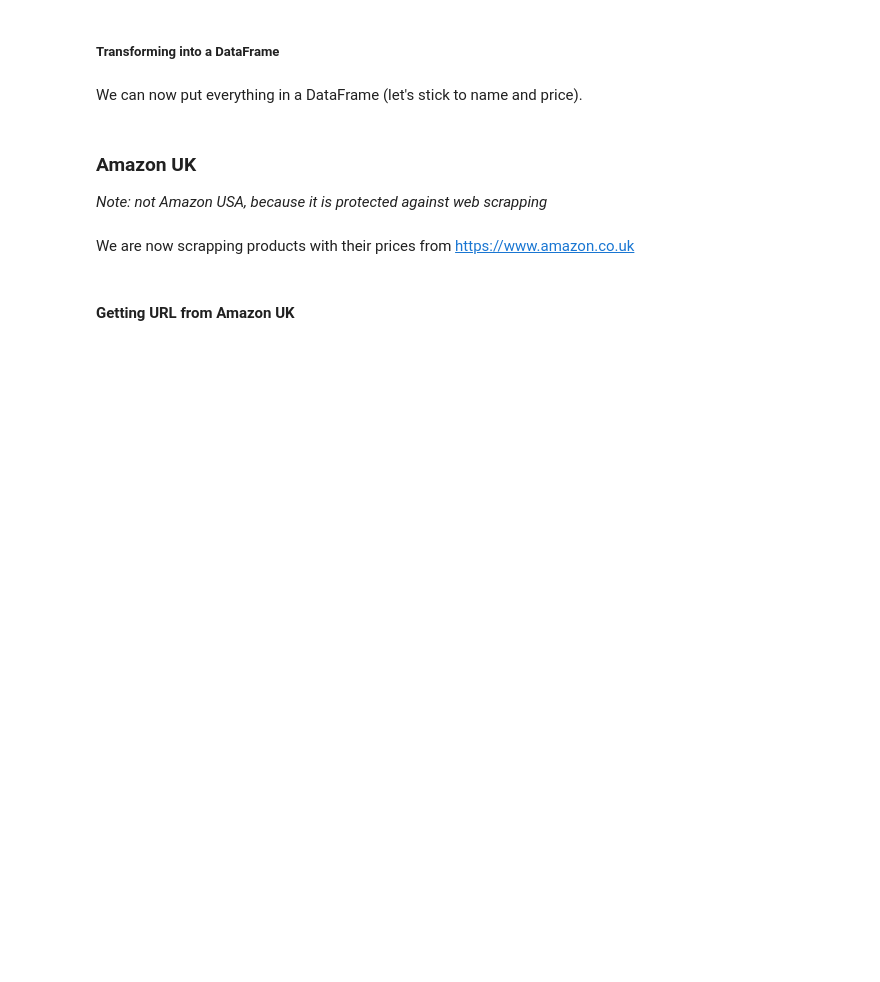
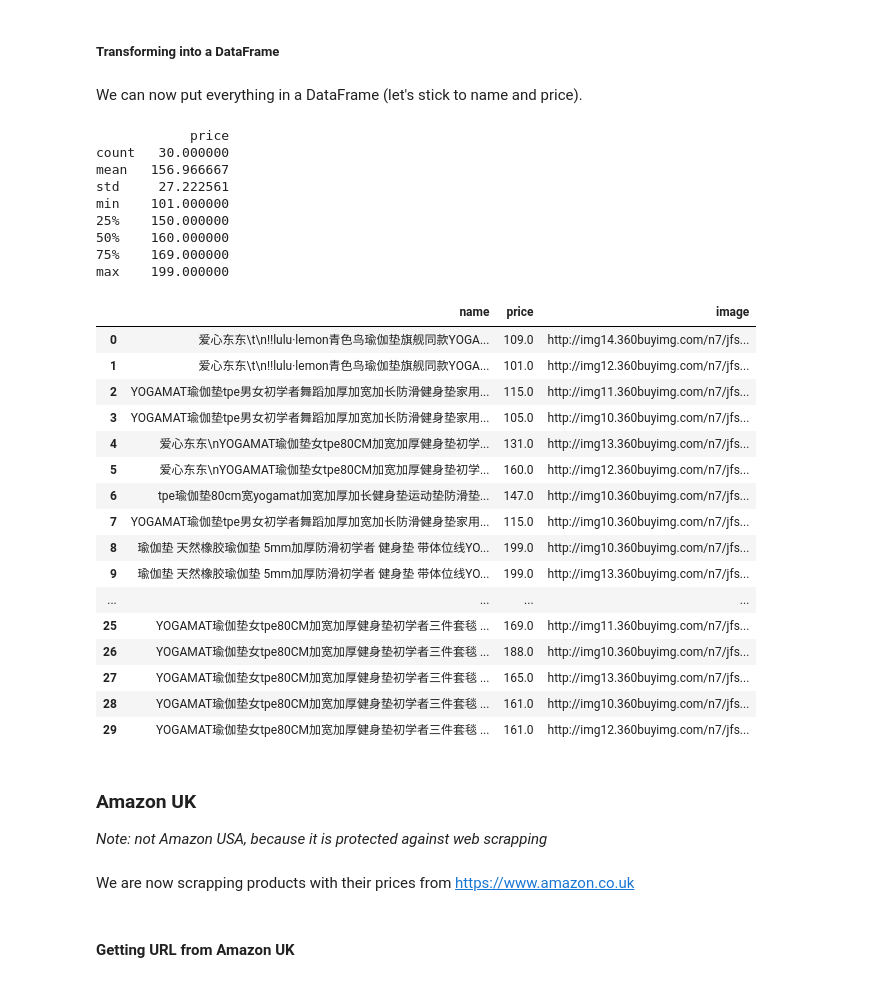
Before and after one commit to unpackAI/PY101, a Jupyter notebook: project/Introduction_to_webparsing.ipynb, the cells around one changed output. Drawn from its saved outputs; the diff is of its cells as text; code cells hidden in the pictures; blank space fills up the shorter version.

```diff
--- a/project/Introduction_to_webparsing.ipynb
+++ b/project/Introduction_to_webparsing.ipynb
@@ -277,24 +410,70 @@ NOTE: If you are curious, you could check the attributes by printing `image` and
 # %% [markdown]
 We can now put everything in a DataFrame (let's stick to name and price).
 # %%
+def url_2_img(url):
+    """Create an image object from a URL"""
+    from PIL import Image
+    import requests
+    from io import BytesIO
+
+    response = requests.get(url)
+    return Image.open(BytesIO(response.content))
+
+
+def get_jd_image(prod):
+    """Get an image for a given JD product"""
+    url = (
+        "http:"
+        + prod.find("div", class_="p-img").find("img").attrs["data-lazy-img"].strip()
+    )
+    return url
+
+
 def get_df_jd(keywords):
     """Get a dataframe for the results of a JD search"""
-    soup = jd_2_soup("yoga mat")
+    soup = jd_2_soup(keywords)
     products = soup.find_all("div", {"class": "gl-i-wrap"})
     data_products = [
-
         {
             "name": p.find("div", class_="p-name").text.strip(),
             "price": float(p.find("div", class_="p-price").find("i").text.strip()),
-            "image": "http:" + p.find("div", class_="p-img").find("img").attrs["data-lazy-img"].strip(),
+            "image": get_jd_image(p),
         }
         for p in products
     ]
     return pd.DataFrame(data_products)
 
+
 df = get_df_jd("yoga mat")
 print(df.describe())
 df
+# %% [output]
+            price
+count   30.000000
+mean   156.966667
+std     27.222561
+min    101.000000
+25%    150.000000
+50%    160.000000
+75%    169.000000
+max    199.000000
+|  | name | price | image |
+| 0 | 爱心东东\t\n‼lulu·lemon青色鸟瑜伽垫旗舰同款YOGA... | 109.0 | http://img14.360buyimg.com/n7/jfs... |
+| 1 | 爱心东东\t\n‼lulu·lemon青色鸟瑜伽垫旗舰同款YOGA... | 101.0 | http://img12.360buyimg.com/n7/jfs... |
+| 2 | YOGAMAT瑜伽垫tpe男女初学者舞蹈加厚加宽加长防滑健身垫家用... | 115.0 | http://img11.360buyimg.com/n7/jfs... |
+| 3 | YOGAMAT瑜伽垫tpe男女初学者舞蹈加厚加宽加长防滑健身垫家用... | 105.0 | http://img10.360buyimg.com/n7/jfs... |
+| 4 | 爱心东东\nYOGAMAT瑜伽垫女tpe80CM加宽加厚健身垫初学... | 131.0 | http://img13.360buyimg.com/n7/jfs... |
+| 5 | 爱心东东\nYOGAMAT瑜伽垫女tpe80CM加宽加厚健身垫初学... | 160.0 | http://img12.360buyimg.com/n7/jfs... |
+| 6 | tpe瑜伽垫80cm宽yogamat加宽加厚加长健身垫运动垫防滑垫... | 147.0 | http://img10.360buyimg.com/n7/jfs... |
+| 7 | YOGAMAT瑜伽垫tpe男女初学者舞蹈加厚加宽加长防滑健身垫家用... | 115.0 | http://img10.360buyimg.com/n7/jfs... |
+| 8 | 瑜伽垫 天然橡胶瑜伽垫 5mm加厚防滑初学者 健身垫 带体位线YO... | 199.0 | http://img10.360buyimg.com/n7/jfs... |
+| 9 | 瑜伽垫 天然橡胶瑜伽垫 5mm加厚防滑初学者 健身垫 带体位线YO... | 199.0 | http://img13.360buyimg.com/n7/jfs... |
+| ... | ... | ... | ... |
+| 25 | YOGAMAT瑜伽垫女tpe80CM加宽加厚健身垫初学者三件套毯 ... | 169.0 | http://img11.360buyimg.com/n7/jfs... |
+| 26 | YOGAMAT瑜伽垫女tpe80CM加宽加厚健身垫初学者三件套毯 ... | 188.0 | http://img10.360buyimg.com/n7/jfs... |
+| 27 | YOGAMAT瑜伽垫女tpe80CM加宽加厚健身垫初学者三件套毯 ... | 165.0 | http://img13.360buyimg.com/n7/jfs... |
+| 28 | YOGAMAT瑜伽垫女tpe80CM加宽加厚健身垫初学者三件套毯 ... | 161.0 | http://img10.360buyimg.com/n7/jfs... |
+| 29 | YOGAMAT瑜伽垫女tpe80CM加宽加厚健身垫初学者三件套毯 ... | 161.0 | http://img12.360buyimg.com/n7/jfs... |
 # %% [markdown]
 ### Amazon UK
 
```
Also changed, not shown: parts of 18 cells of this notebook, 4 other files.
